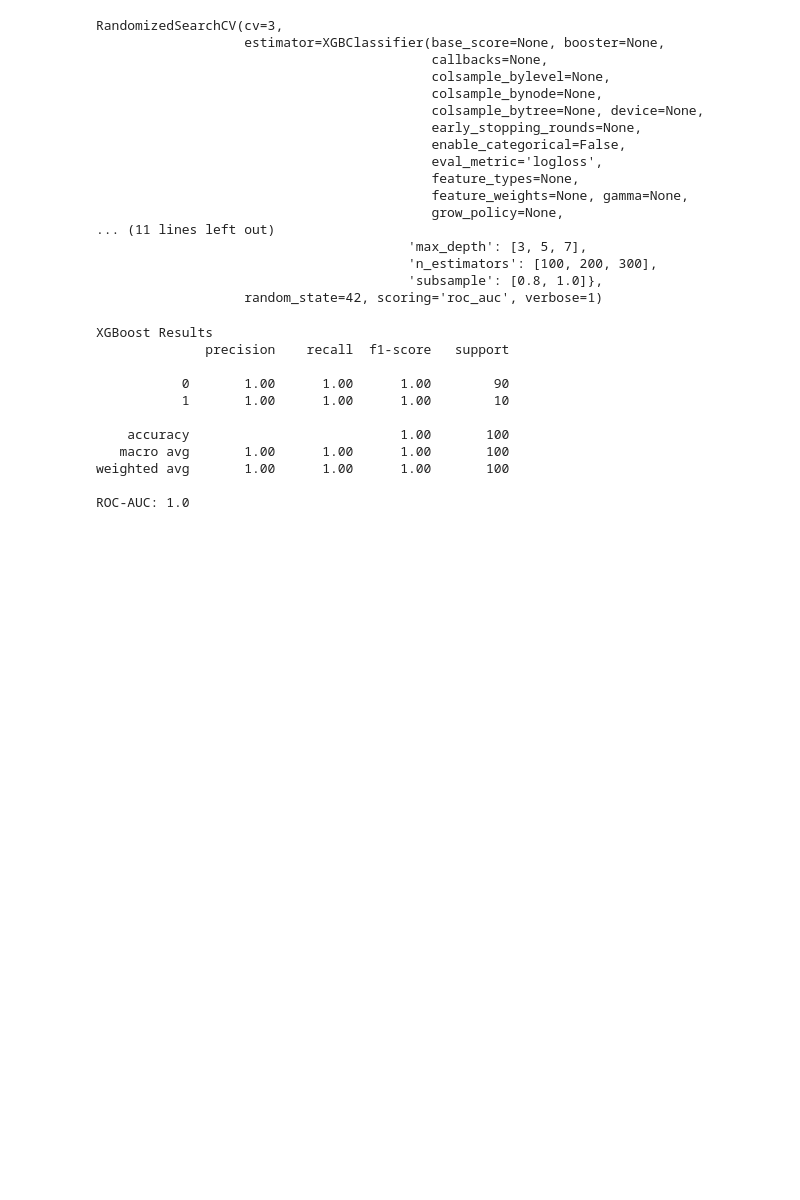
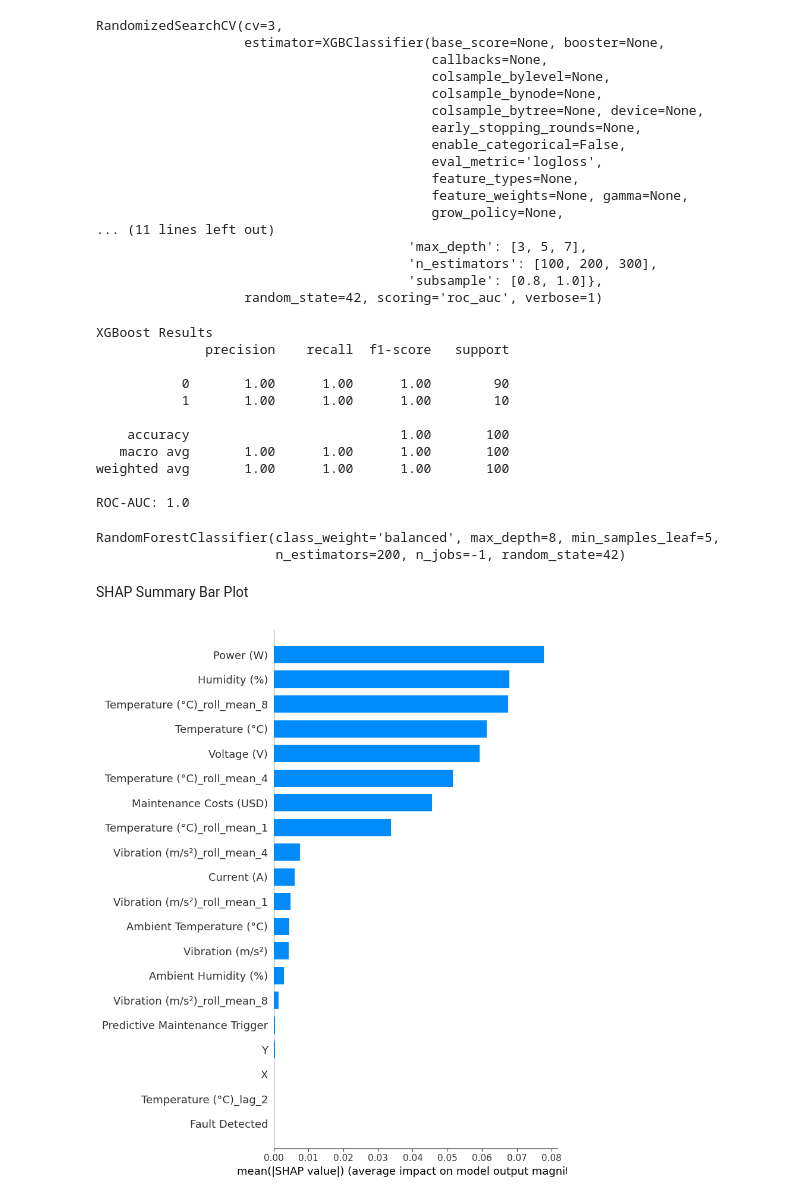
Before and after one commit to abdulqadir90965/Project1_Predictive_Maintenance_Engine, a Jupyter notebook: Project1_Predictive_Maintenance_Engine.ipynb, the cells around one changed output. Drawn from its saved outputs; the diff is of its cells as text; code cells hidden in the pictures; blank space fills up the shorter version.

```diff
--- a/Project1_Predictive_Maintenance_Engine.ipynb
+++ b/Project1_Predictive_Maintenance_Engine.ipynb
@@ -414,0 +410,34 @@ ROC-AUC: 1.0
+# %%
+
+# Train final Random Forest (simple & stable)
+rf = RandomForestClassifier(
+    n_estimators=200,
+    max_depth=8,
+    min_samples_leaf=5,
+    random_state=42,
+    n_jobs=-1,
+    class_weight='balanced'
+)
+
+rf.fit(X_train, y_train)
+# %% [output]
+RandomForestClassifier(class_weight='balanced', max_depth=8, min_samples_leaf=5,
+                       n_estimators=200, n_jobs=-1, random_state=42)
+# %%
+explainer = shap.TreeExplainer(rf)
+
+# SHAP values for test set
+shap_values = explainer.shap_values(X_test)
+
+# Class 1 = Failure
+shap_values_failure = shap_values[1]
+# %% [markdown]
+SHAP Summary Bar Plot
+# %%
+shap.summary_plot(
+    shap_values_failure,
+    X_test,
+    plot_type="bar"
+)
+# %% [output]
+[figure, added]
```
Also changed, not shown: parts of 10 cells of this notebook.
